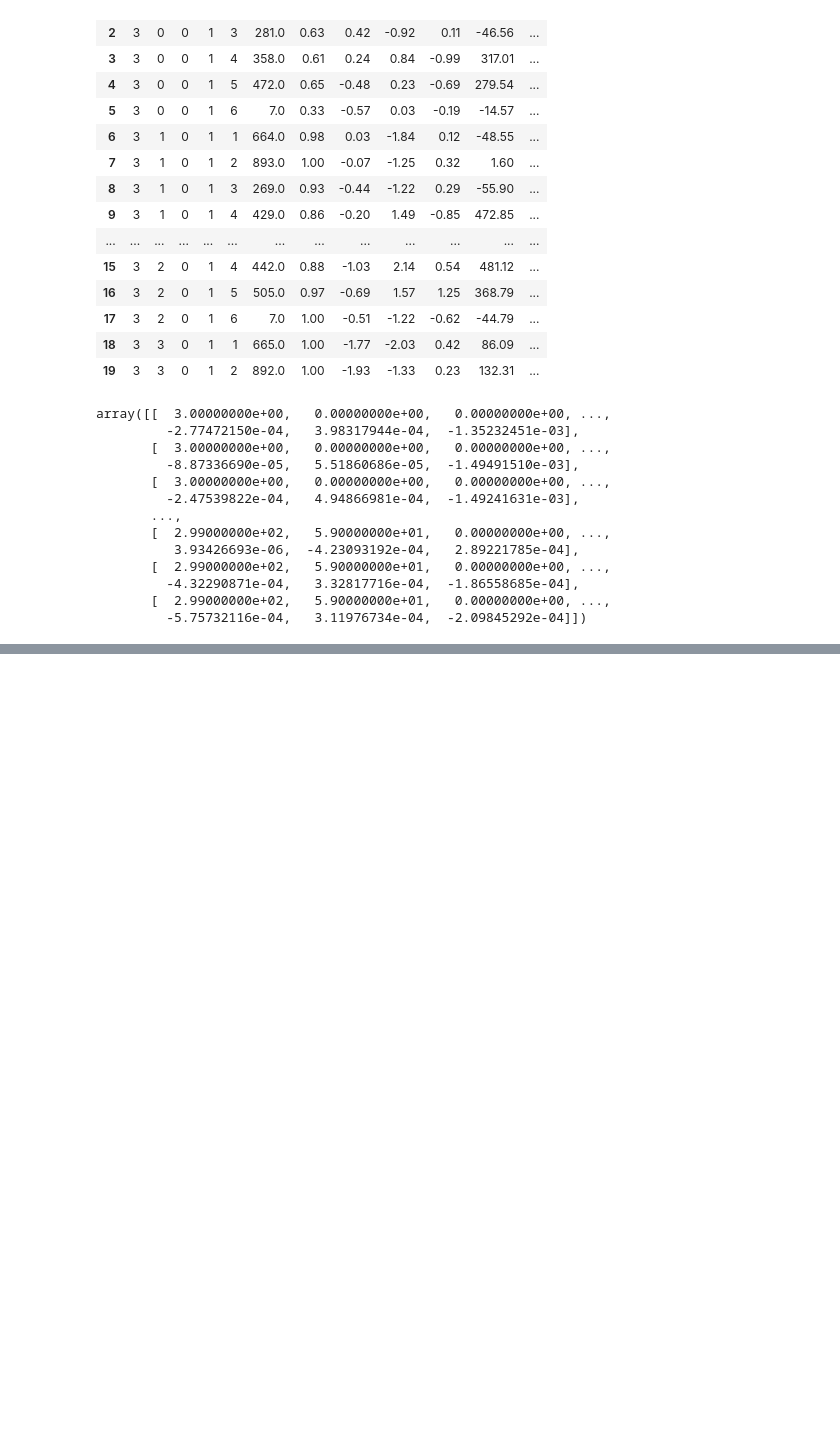
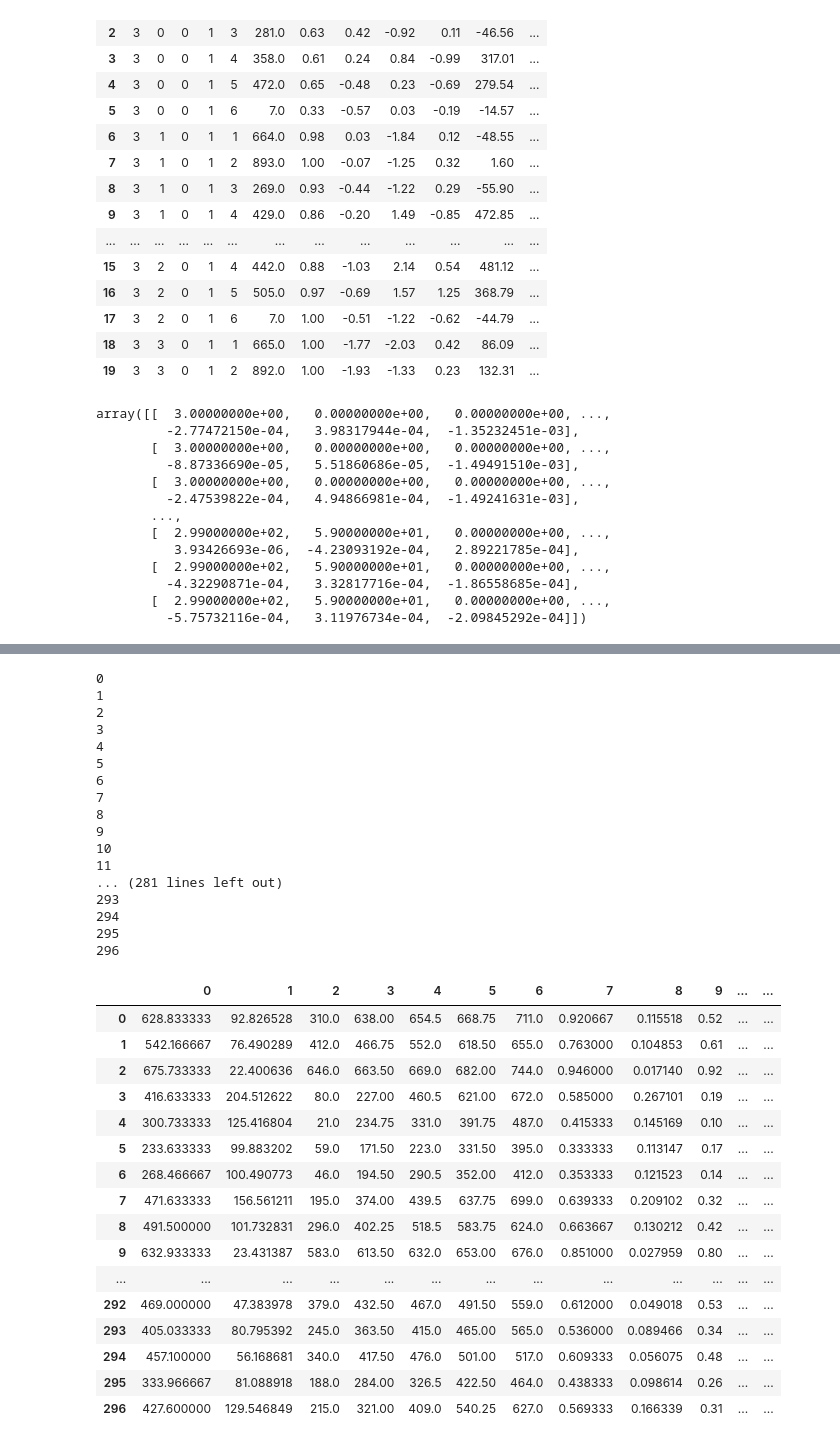
Before and after one commit to aoxkrigan/gloves, a Jupyter notebook: trainingpy.ipynb, the cells around one changed output, grey strips where cells are left out. Drawn from its saved outputs; the diff is of its cells as text; code cells hidden in the pictures; blank space fills up the shorter version.

```diff
--- a/trainingpy.ipynb
+++ b/trainingpy.ipynb
@@ -57,17 +57,24 @@ array([[  3.00000000e+00,   0.00000000e+00,   0.00000000e+00, ...,
        [  2.99000000e+02,   5.90000000e+01,   0.00000000e+00, ...,
          -5.75732116e-04,   3.11976734e-04,  -2.09845292e-04]])
 # %%
-dfa=np.zeros((17820,47))
+cdf=np.zeros((17820,47))
+fdf=np.zeros((17820,47))
+rdf=np.zeros((17820,47))
 classes=np.zeros(297)
+fclasses=np.zeros(297)
+rclasses=np.zeros(297)
 for i in range(17820):
     for k in range(5):
         for m in range(8):
-            dfa[i][k*8+m]=dfc[i*6+k][5+m]
+            df[i][k*8+m]=dfc[i*6+k][5+m]
+            rdf[i][k*8+m]=dfc[i*6+k][5+m]
+            fdf[i][k*8+m]=dfc[i*6+k][5+m]
     for m in range(7):
-        dfa[i][40+m]=dfc[i*6+5][6+m]
-    #dfa[i][47]=dfc[i*6][1]
+        cdf[i][40+m]=dfc[i*6+5][6+m]
+        fdf[i][40+m]=dfc[i*6+5][6+m]
+        rdf[i][40+m]=dfc[i*6+5][6+m]
     if(i%60==0):
         n=i/60
-        #dfa[i][48]=dfc[i*6][2]*8+dfc[i*6][3]
         classes[int(n)]=dfc[i*6][2]*8+dfc[i*6][3]
-classes
+        fclasses[int(n)]=dfc[i*6][2]
+        rclasses[int(n)]=dfc[i*6][3]
@@ -151,0 +81,9 @@ for i in range(0, numsplits):
+# %%
+counts=np.zeros(297)
+fcounts=np.zeros(6)
+rcounts=np.zeros(8)
+for i in range(len(rclasses)):
+    counts[int(classes[i])]+=1
+    fcounts[int(fclasses[i])]+=1
+    rcounts[int(rclasses[i])]+=1
+rcounts
@@ -151,0 +108,5 @@ for i in range(0, numsplits):
+# %%
+cdf=pd.DataFrame(cdf)
+fdf=pd.DataFrame(fdf)
+rdf=pd.DataFrame(rdf)
+cdf.head(5)
@@ -151,0 +121,47 @@ for i in range(0, numsplits):
+# %%
+fdf
+fdfd=pd.DataFrame(np.zeros((297,967)))
+for i in range(297):
+    for coli in range(46):
+        for k in range(0,7):
+            fdfd.iloc[i][(coli*7)+k] = fdf.iloc[(i*60):(i*60)+30][coli].describe()[[k+1]]
+            fdfd.iloc[i][(coli*7)+k+322] = fdf.iloc[(i*60)+30:(i*60)+60][coli].describe()[[k+1]]
+            fdfd.iloc[i][(coli*7)+k+644] = fdf.iloc[(i*60):(i*60)+60][coli].describe()[[k+1]]
+    fdfd.iloc[i][966]=fclasses[i]
+    print(i)
+fdfd
+# %% [output]
+0
+1
+2
+3
+4
+5
+6
+7
+8
+9
+10
+11
+... (281 lines left out)
+293
+294
+295
+296
+|  | 0 | 1 | 2 | 3 | 4 | 5 | 6 | 7 | 8 | 9 | ... | ... |
+| 0 | 628.833333 | 92.826528 | 310.0 | 638.00 | 654.5 | 668.75 | 711.0 | 0.920667 | 0.115518 | 0.52 | ... | ... |
+| 1 | 542.166667 | 76.490289 | 412.0 | 466.75 | 552.0 | 618.50 | 655.0 | 0.763000 | 0.104853 | 0.61 | ... | ... |
+| 2 | 675.733333 | 22.400636 | 646.0 | 663.50 | 669.0 | 682.00 | 744.0 | 0.946000 | 0.017140 | 0.92 | ... | ... |
+| 3 | 416.633333 | 204.512622 | 80.0 | 227.00 | 460.5 | 621.00 | 672.0 | 0.585000 | 0.267101 | 0.19 | ... | ... |
+| 4 | 300.733333 | 125.416804 | 21.0 | 234.75 | 331.0 | 391.75 | 487.0 | 0.415333 | 0.145169 | 0.10 | ... | ... |
+| 5 | 233.633333 | 99.883202 | 59.0 | 171.50 | 223.0 | 331.50 | 395.0 | 0.333333 | 0.113147 | 0.17 | ... | ... |
+| 6 | 268.466667 | 100.490773 | 46.0 | 194.50 | 290.5 | 352.00 | 412.0 | 0.353333 | 0.121523 | 0.14 | ... | ... |
+| 7 | 471.633333 | 156.561211 | 195.0 | 374.00 | 439.5 | 637.75 | 699.0 | 0.639333 | 0.209102 | 0.32 | ... | ... |
+| 8 | 491.500000 | 101.732831 | 296.0 | 402.25 | 518.5 | 583.75 | 624.0 | 0.663667 | 0.130212 | 0.42 | ... | ... |
+| 9 | 632.933333 | 23.431387 | 583.0 | 613.50 | 632.0 | 653.00 | 676.0 | 0.851000 | 0.027959 | 0.80 | ... | ... |
+| ... | ... | ... | ... | ... | ... | ... | ... | ... | ... | ... | ... | ... |
+| 292 | 469.000000 | 47.383978 | 379.0 | 432.50 | 467.0 | 491.50 | 559.0 | 0.612000 | 0.049018 | 0.53 | ... | ... |
+| 293 | 405.033333 | 80.795392 | 245.0 | 363.50 | 415.0 | 465.00 | 565.0 | 0.536000 | 0.089466 | 0.34 | ... | ... |
+| 294 | 457.100000 | 56.168681 | 340.0 | 417.50 | 476.0 | 501.00 | 517.0 | 0.609333 | 0.056075 | 0.48 | ... | ... |
+| 295 | 333.966667 | 81.088918 | 188.0 | 284.00 | 326.5 | 422.50 | 464.0 | 0.438333 | 0.098614 | 0.26 | ... | ... |
+| 296 | 427.600000 | 129.546849 | 215.0 | 321.00 | 409.0 | 540.25 | 627.0 | 0.569333 | 0.166339 | 0.31 | ... | ... |
```
Also changed, not shown: parts of 23 cells of this notebook, 1 other file.
